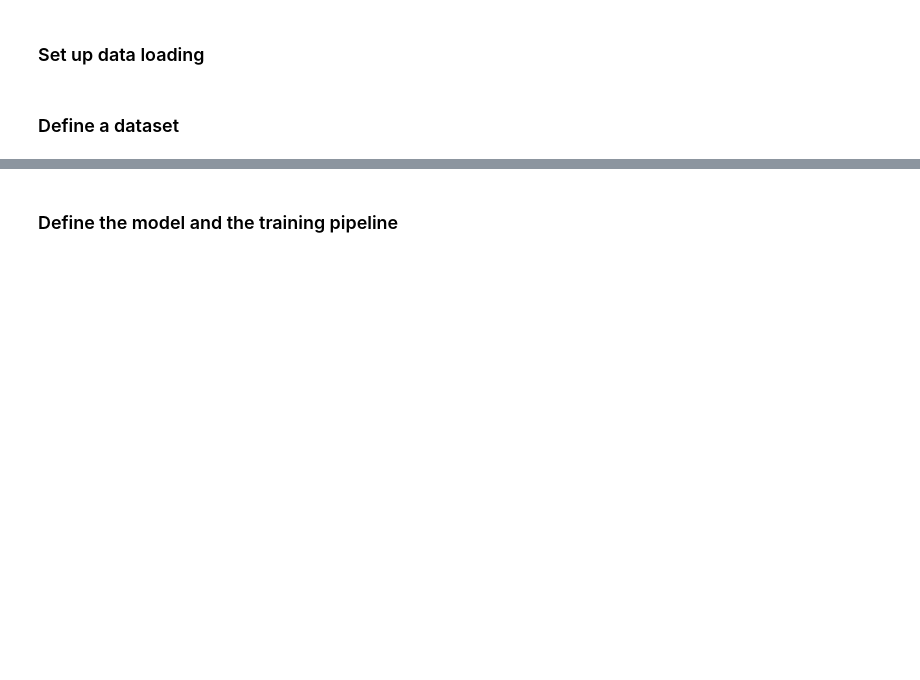
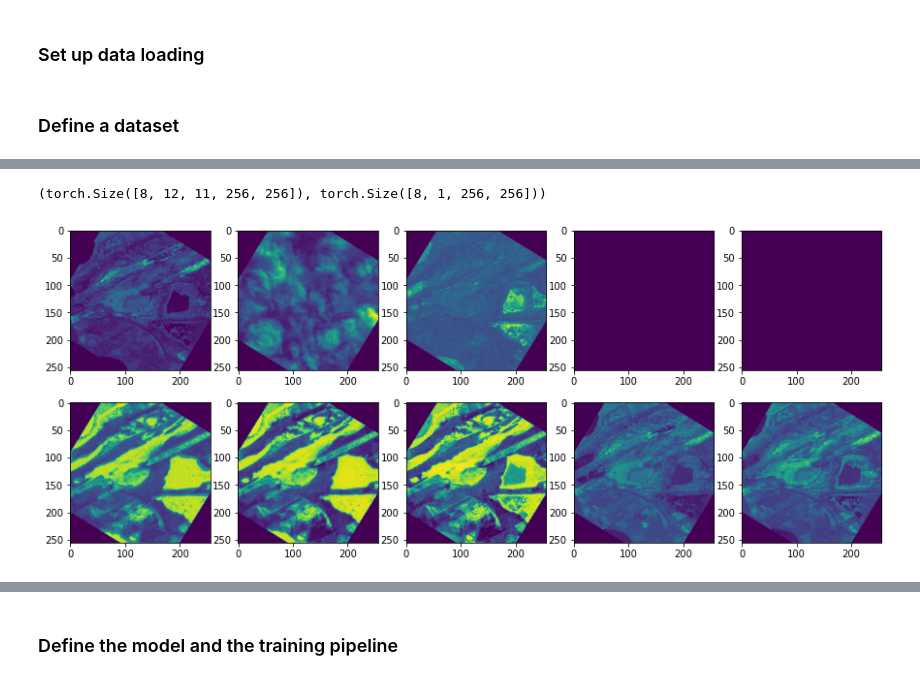
Before and after one commit to amedyukhina/biomassters, a Jupyter notebook: biomassters_all_times_unet_3D.ipynb, the cells around one changed output, grey strips where cells are left out. Drawn from its saved outputs; the diff is of its cells as text; code cells hidden in the pictures; blank space fills up the shorter version.

```diff
--- a/biomassters_all_times_unet_3D.ipynb
+++ b/biomassters_all_times_unet_3D.ipynb
@@ -171,7 +171,7 @@ class SentinelDataset2(Dataset):
 train_transforms = transforms.Compose([
         transforms.RandomHorizontalFlip(),
         transforms.RandomVerticalFlip(),
-        # transforms.RandomRotation(degrees=180),
+        transforms.RandomRotation(degrees=180),
         # transforms.RandomCrop(PATCH_SIZE, pad_if_needed=True),
     ])
 # %%
@@ -188,3 +190,3 @@ valid_dataloader = DataLoader(val_ds, batch_size=4,
 # %%
-# %%time
-# imgs, labels, labels_filt = next(iter(train_dataloader))
+%%time
+imgs, labels, labels_filt = next(iter(train_dataloader))
@@ -191,10 +196,14 @@ valid_dataloader = DataLoader(val_ds, batch_size=4,
 # %%
-# imgs.shape, labels.shape
+imgs.shape, labels.shape
+# %% [output]
+(torch.Size([8, 12, 11, 256, 256]), torch.Size([8, 1, 256, 256]))
 # %%
-# cols = 5
-# rows = 2
-# s = 3
-# fig, axes = plt.subplots(rows, cols, figsize=(s*cols, s*rows))
-# for img, ax in zip(imgs.transpose(1,2)[0][0], axes.ravel()):
-#     ax.imshow(img.numpy())
+cols = 5
+rows = 2
+s = 3
+fig, axes = plt.subplots(rows, cols, figsize=(s*cols, s*rows))
+for img, ax in zip(imgs.transpose(1,2)[0][0], axes.ravel()):
+    ax.imshow(img.numpy())
+# %% [output]
+[figure, added]
 # %%
```
Also changed, not shown: parts of 11 cells of this notebook.
